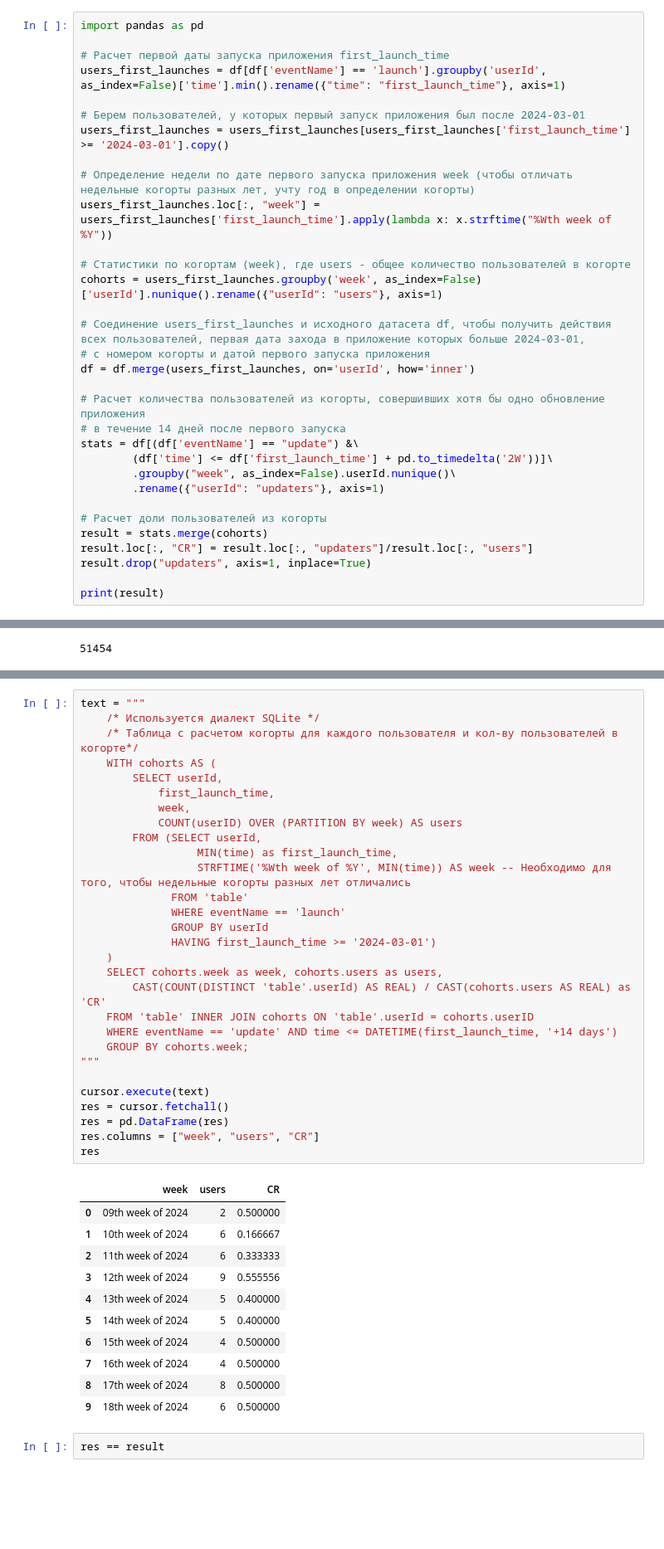
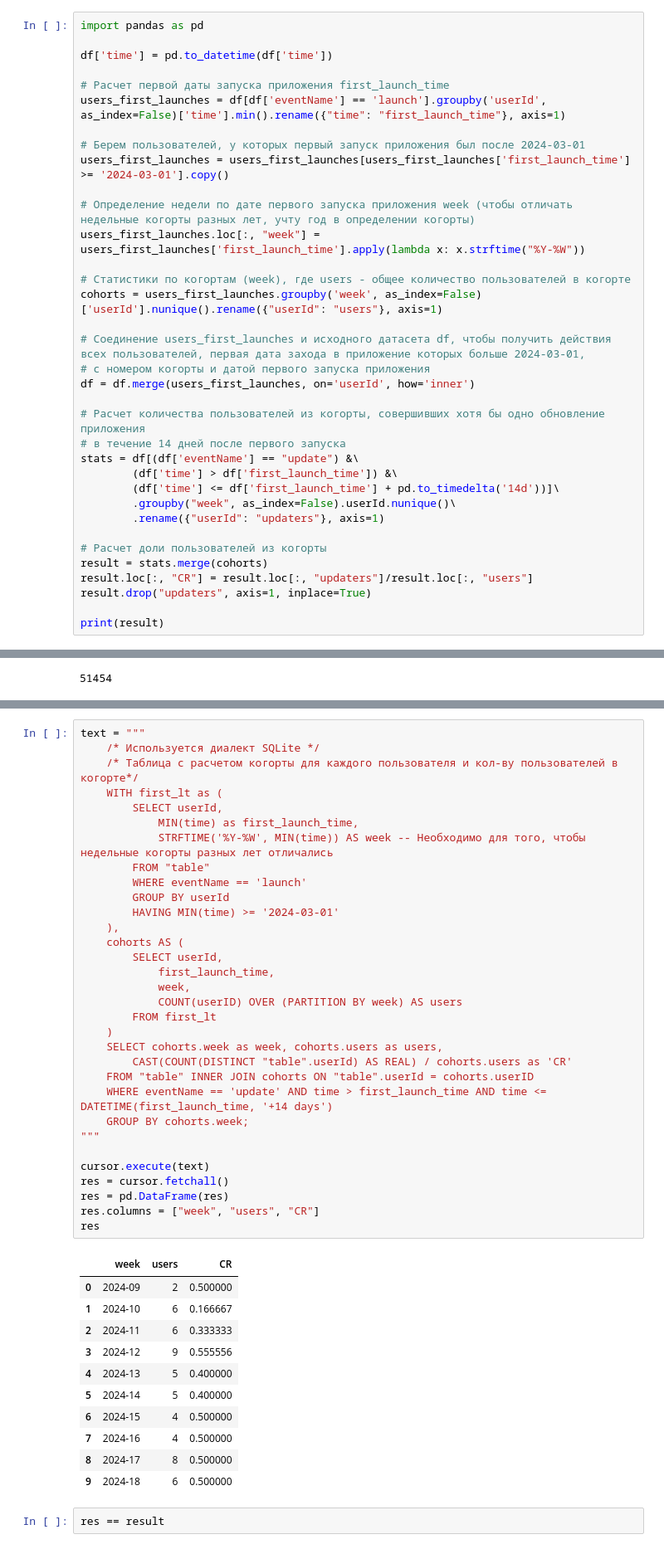
Before and after one commit to katyazaharenko/testovie_zadania, a Jupyter notebook: test_VK_Zakharenko.ipynb, the cells around one changed output, grey strips where cells are left out. Shown: that part at 83% size. Saved outputs shown, nothing was run; the diff lists cells and outputs as text; blank space fills up the shorter version.

```diff
--- a/test_VK_Zakharenko.ipynb
+++ b/test_VK_Zakharenko.ipynb
@@ -232,5 +230,7 @@ df['time'] = pd.to_datetime(df['time'])
 # %%
 import pandas as pd
+
+df['time'] = pd.to_datetime(df['time'])
 
 # Расчет первой даты запуска приложения first_launch_time
 users_first_launches = df[df['eventName'] == 'launch'].groupby('userId', as_index=False)['time'].min().rename({"time": "first_launch_time"}, axis=1)
@@ -239,7 +239,7 @@ users_first_launches = df[df['eventName'] == 'launch'].groupby('userId', as_inde
 users_first_launches = users_first_launches[users_first_launches['first_launch_time'] >= '2024-03-01'].copy()
 
 # Определение недели по дате первого запуска приложения week (чтобы отличать недельные когорты разных лет, учту год в определении когорты)
-users_first_launches.loc[:, "week"] = users_first_launches['first_launch_time'].apply(lambda x: x.strftime("%Wth week of %Y"))
+users_first_launches.loc[:, "week"] = users_first_launches['first_launch_time'].apply(lambda x: x.strftime("%Y-%W"))
 
 # Статистики по когортам (week), где users - общее количество пользователей в когорте
 cohorts = users_first_launches.groupby('week', as_index=False)['userId'].nunique().rename({"userId": "users"}, axis=1)
@@ -251,7 +251,8 @@ df = df.merge(users_first_launches, on='userId', how='inner')
 # Расчет количества пользователей из когорты, совершивших хотя бы одно обновление приложения
 # в течение 14 дней после первого запуска
 stats = df[(df['eventName'] == "update") &\
-        (df['time'] <= df['first_launch_time'] + pd.to_timedelta('2W'))]\
+        (df['time'] > df['first_launch_time']) &\
+        (df['time'] <= df['first_launch_time'] + pd.to_timedelta('14d'))]\
         .groupby("week", as_index=False).userId.nunique()\
         .rename({"userId": "updaters"}, axis=1)
 
@@ -336,44 +309,47 @@ df.to_sql("table", conn, index=False)
 # %%
 text = """
     /* Используется диалект SQLite */
     /* Таблица с расчетом когорты для каждого пользователя и кол-ву пользователей в когорте*/
-    WITH cohorts AS (
+    WITH first_lt as (
+        SELECT userId,
+            MIN(time) as first_launch_time,
+            STRFTIME('%Y-%W', MIN(time)) AS week -- Необходимо для того, чтобы недельные когорты разных лет отличались
+        FROM "table"
+        WHERE eventName == 'launch'
+        GROUP BY userId
+        HAVING MIN(time) >= '2024-03-01'
+    ),
+    cohorts AS (
         SELECT userId,
             first_launch_time,
             week,
             COUNT(userID) OVER (PARTITION BY week) AS users
-        FROM (SELECT userId,
-                  MIN(time) as first_launch_time,
-                  STRFTIME('%Wth week of %Y', MIN(time)) AS week -- Необходимо для того, чтобы недельные когорты разных лет отличались
-              FROM 'table'
-              WHERE eventName == 'launch'
-              GROUP BY userId
-              HAVING first_launch_time >= '2024-03-01')
+        FROM first_lt
     )
     SELECT cohorts.week as week, cohorts.users as users,
-        CAST(COUNT(DISTINCT 'table'.userId) AS REAL) / CAST(cohorts.users AS REAL) as 'CR'
-    FROM 'table' INNER JOIN cohorts ON 'table'.userId = cohorts.userID
-    WHERE eventName == 'update' AND time <= DATETIME(first_launch_time, '+14 days')
+        CAST(COUNT(DISTINCT "table".userId) AS REAL) / cohorts.users as 'CR'
+    FROM "table" INNER JOIN cohorts ON "table".userId = cohorts.userID
+    WHERE eventName == 'update' AND time > first_launch_time AND time <= DATETIME(first_launch_time, '+14 days')
     GROUP BY cohorts.week;
 """
 
 cursor.execute(text)
 res = cursor.fetchall()
 res = pd.DataFrame(res)
 res.columns = ["week", "users", "CR"]
 res
 # %% [output]
 |  | week | users | CR |
-| 0 | 09th week of 2024 | 2 | 0.500000 |
-| 1 | 10th week of 2024 | 6 | 0.166667 |
-| 2 | 11th week of 2024 | 6 | 0.333333 |
-| 3 | 12th week of 2024 | 9 | 0.555556 |
-| 4 | 13th week of 2024 | 5 | 0.400000 |
-| 5 | 14th week of 2024 | 5 | 0.400000 |
-| 6 | 15th week of 2024 | 4 | 0.500000 |
-| 7 | 16th week of 2024 | 4 | 0.500000 |
-| 8 | 17th week of 2024 | 8 | 0.500000 |
-| 9 | 18th week of 2024 | 6 | 0.500000 |
+| 0 | 2024-09 | 2 | 0.500000 |
+| 1 | 2024-10 | 6 | 0.166667 |
+| 2 | 2024-11 | 6 | 0.333333 |
+| 3 | 2024-12 | 9 | 0.555556 |
+| 4 | 2024-13 | 5 | 0.400000 |
+| 5 | 2024-14 | 5 | 0.400000 |
+| 6 | 2024-15 | 4 | 0.500000 |
+| 7 | 2024-16 | 4 | 0.500000 |
+| 8 | 2024-17 | 8 | 0.500000 |
+| 9 | 2024-18 | 6 | 0.500000 |
 # %%
 res == result
 # %% [output]
```
Also changed, not shown: parts of 3 cells of this notebook.
